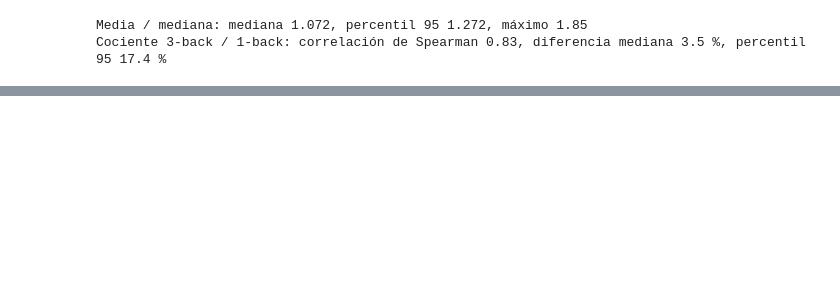
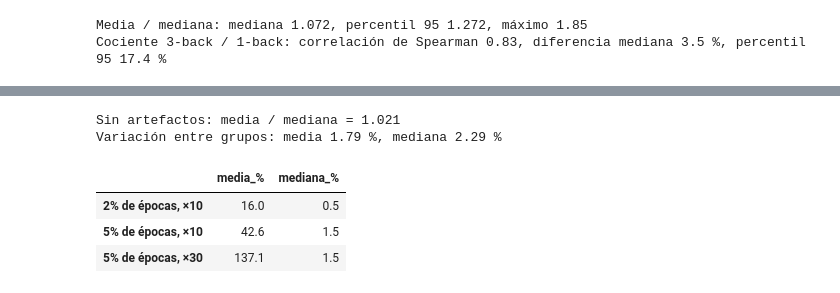
Before and after one commit to gustsita/PSIB2026Q2-TPS-Grupo13-Burman_FernandezSanJuan_Gallo, a Jupyter notebook: notebooks/03_ritmos.ipynb, the cells around one changed output, grey strips where cells are left out. Drawn from its saved outputs; the diff is of its cells as text; code cells hidden in the pictures; blank space fills up the shorter version.

```diff
--- a/notebooks/03_ritmos.ipynb
+++ b/notebooks/03_ritmos.ipynb
@@ -434,0 +444,26 @@ Cociente 3-back / 1-back: correlación de Spearman 0.83, diferencia mediana 3.5
+# %%
+rng = np.random.default_rng(cfg['SEED'])
+ruido = rng.normal(0, 10, (40000, 2 * fs))
+f, pxx = espectro.psd_welch(ruido, fs)
+beta = espectro.potencia_banda(f, pxx, bandas['beta'])
+grupos = beta[:len(beta) // 168 * 168].reshape(-1, 168)
+
+cv = lambda v: 100 * v.std() / v.mean()
+print(f"Sin artefactos: media / mediana = {beta.mean() / np.median(beta):.3f}")
+print(f"Variación entre grupos: media {cv(grupos.mean(axis=1)):.2f} %, mediana {cv(np.median(grupos, axis=1)):.2f} %")
+
+filas = {}
+for frac, factor in [(0.02, 10), (0.05, 10), (0.05, 30)]:
+    g = grupos.copy()
+    g[:, :int(168 * frac)] *= factor
+    filas[f'{frac:.0%} de épocas, ×{factor}'] = {
+        'media_%': 100 * (g.mean(axis=1).mean() / grupos.mean(axis=1).mean() - 1),
+        'mediana_%': 100 * (np.median(g, axis=1).mean() / np.median(grupos, axis=1).mean() - 1)}
+pd.DataFrame(filas).T.round(1)
+# %% [output]
+Sin artefactos: media / mediana = 1.021
+Variación entre grupos: media 1.79 %, mediana 2.29 %
+|  | media_% | mediana_% |
+| 2% de épocas, ×10 | 16.0 | 0.5 |
+| 5% de épocas, ×10 | 42.6 | 1.5 |
+| 5% de épocas, ×30 | 137.1 | 1.5 |
```
Also changed, not shown: parts of 22 cells of this notebook, 6 other files.
